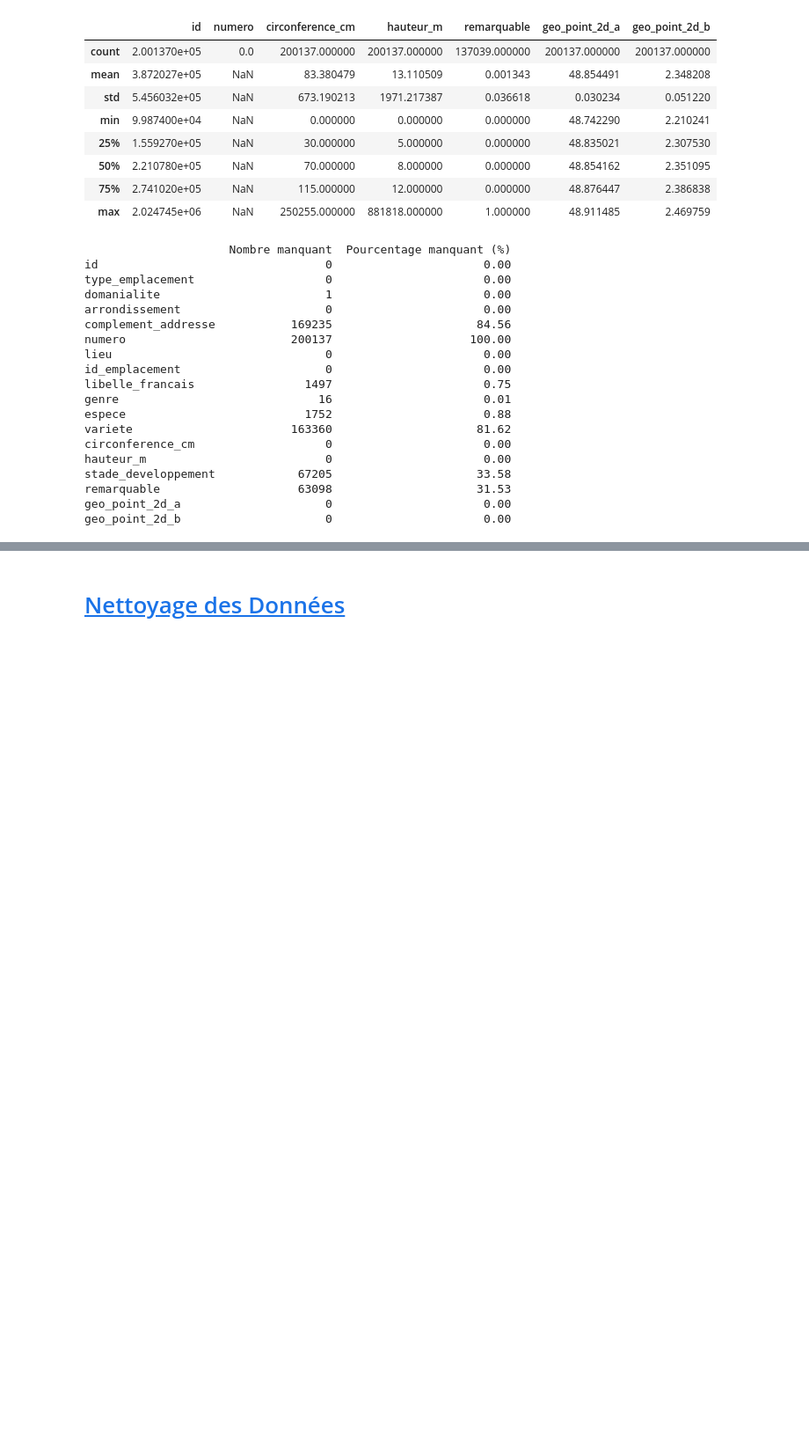
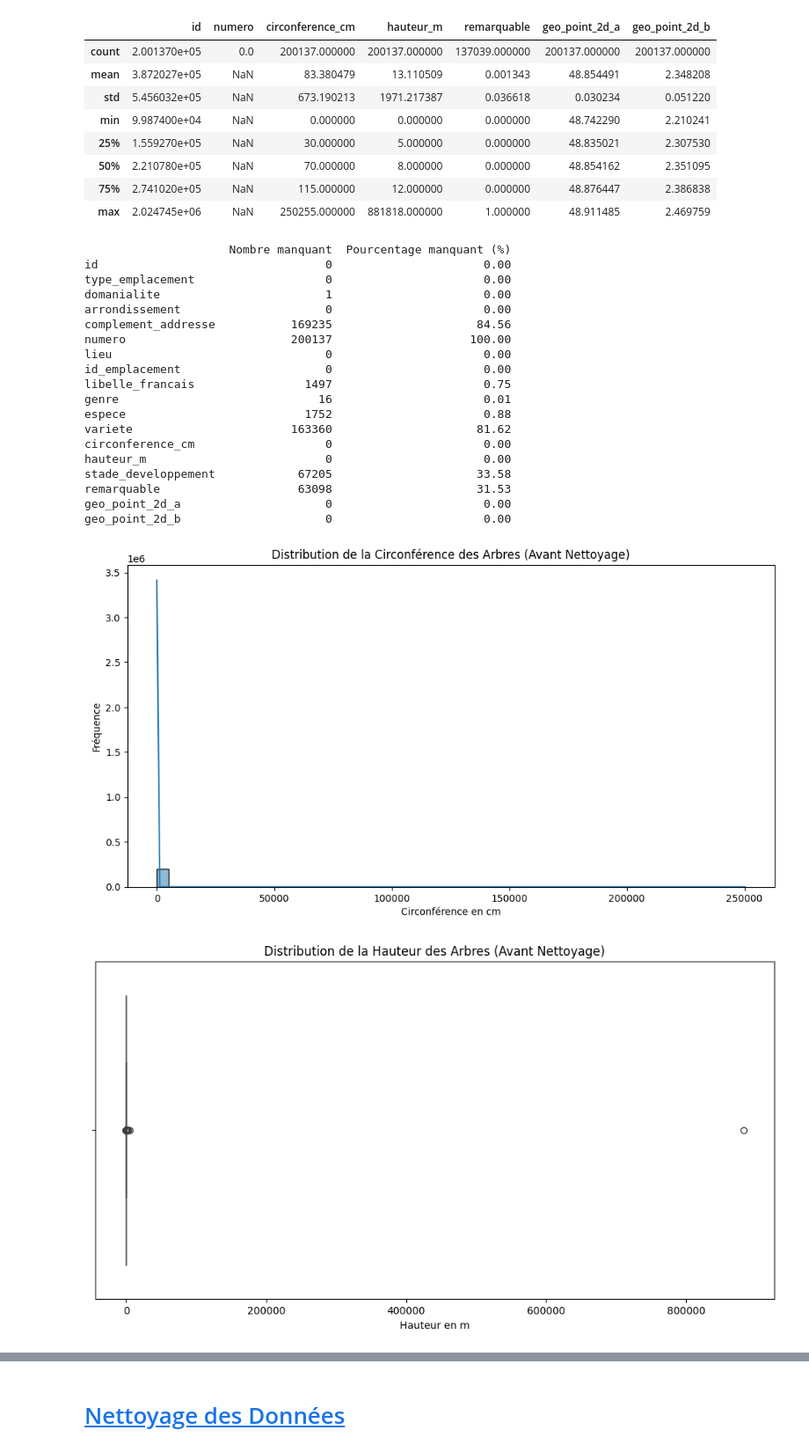
Before and after one commit to Krock13/AI_Engineer_Project_2_Smart_City, a Jupyter notebook: smart_city.ipynb, the cells around one changed output, grey strips where cells are left out. Shown: that part at 88% size. Saved outputs shown, nothing was run; the diff lists cells and outputs as text; code cells hidden in the pictures; blank space fills up the shorter version.

Commit message:
Ajout de graphiques avant nettoyage et modifications de texte.

```diff
--- a/smart_city.ipynb
+++ b/smart_city.ipynb
@@ -178,3 +179,25 @@ stade_developpement            67205                     33.58
 remarquable                    63098                     31.53
 geo_point_2d_a                     0                      0.00
 geo_point_2d_b                     0                      0.00
+# %%
+# Transformation des séries en DataFrame
+data_circonference = pd.DataFrame(data['circonference_cm'])
+data_hauteur = pd.DataFrame(data['hauteur_m'])
+
+# Affichage de la distribution de la circonférence avant nettoyage
+plt.figure(figsize=(12, 6))
+sns.histplot(data=data_circonference, x='circonference_cm', bins=50, kde=True)
+plt.title('Distribution de la Circonférence des Arbres (Avant Nettoyage)')
+plt.xlabel('Circonférence en cm')
+plt.ylabel('Fréquence')
+plt.show()
+
+# Affichage de la distribution de la hauteur après nettoyage avec un boxplot
+plt.figure(figsize=(12, 6))
+sns.boxplot(data=data_hauteur, x='hauteur_m')
+plt.title('Distribution de la Hauteur des Arbres (Avant Nettoyage)')
+plt.xlabel('Hauteur en m')
+plt.show()
+# %% [output]
+[figure, added]
+[figure, added]
```
Also changed, not shown: parts of 12 cells of this notebook, 1 other file.
